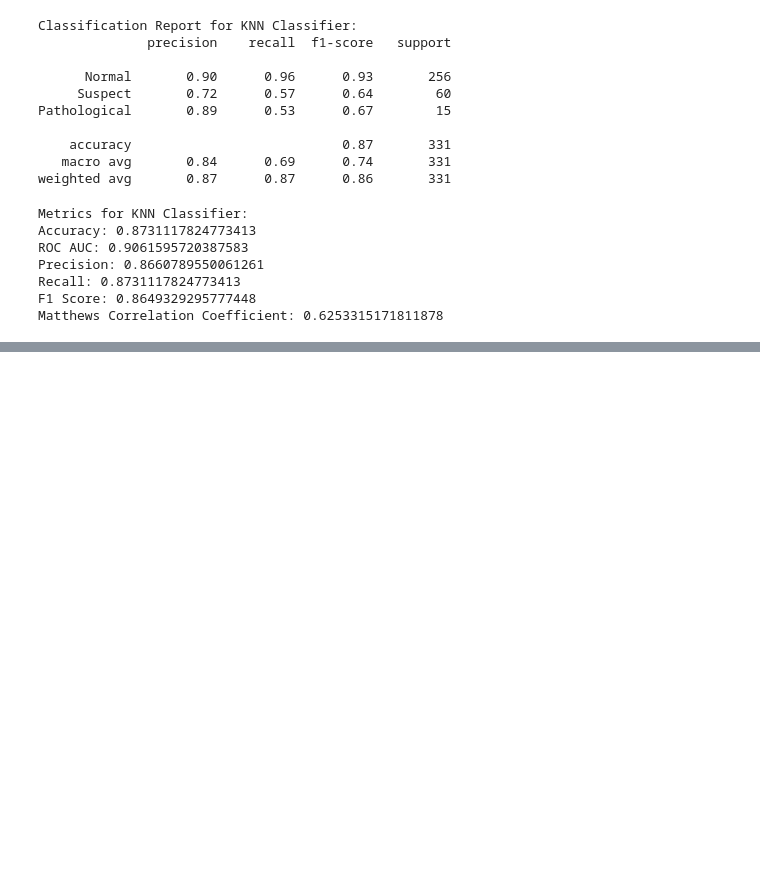
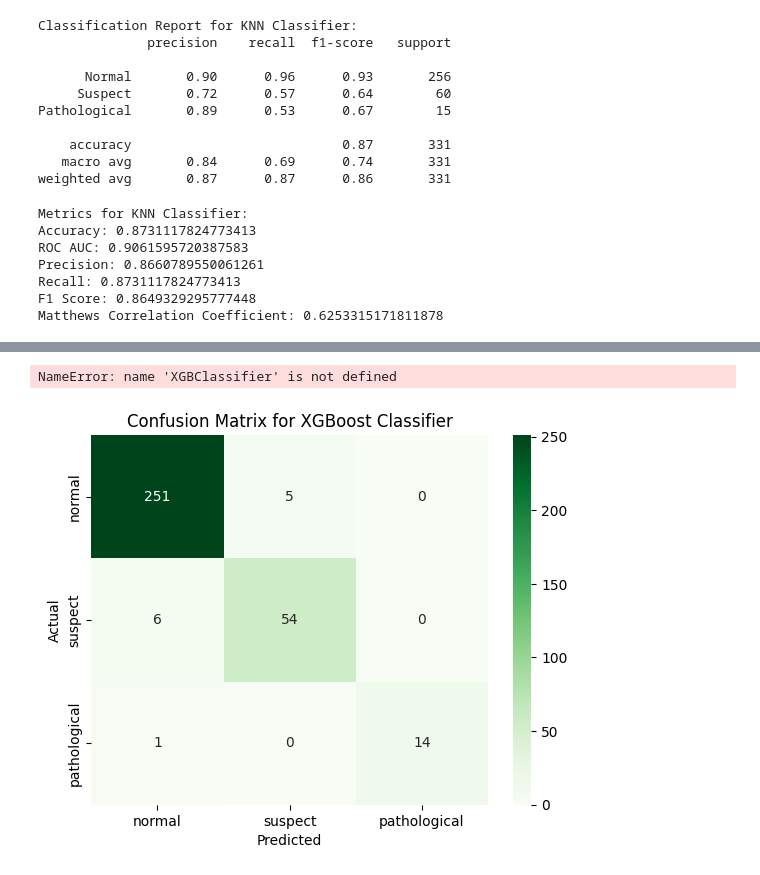
Before and after one commit to pavanblast/ML-Assignment2, a Jupyter notebook: 2025aa05003_MLAssignment2.ipynb, the cells around one changed output, grey strips where cells are left out. Saved outputs shown, nothing was run; the diff lists cells and outputs as text; code cells hidden in the pictures; blank space fills up the shorter version.

```diff
--- a/2025aa05003_MLAssignment2.ipynb
+++ b/2025aa05003_MLAssignment2.ipynb
@@ -567,0 +660,29 @@ Create visualizations:
+# %%
+XGBClassifier_model = XGBClassifier(
+    objective='multi:softprob',
+    num_class=3,
+    eval_metric='mlogloss'
+    )
+
+XGBClassifier_model.fit(clean_dataset_train, y-1)
+XGB_Pred = XGBClassifier_model.predict(clean_dataset_test)
+XGB_Prob = XGBClassifier_model.predict_proba(clean_dataset_test)
+# %% [output]
+NameError: name 'XGBClassifier' is not defined
+# %%
+cm6 = confusion_matrix(y_test, XGB_Pred+1)
+
+sns.heatmap(cm6,
+            annot=True,
+            fmt='d',
+            cmap='Greens',
+            xticklabels=['normal','suspect','pathological'],
+            yticklabels=['normal','suspect','pathological'],
+            )
+
+plt.xlabel('Predicted')
+plt.ylabel('Actual')
+plt.title('Confusion Matrix for XGBoost Classifier')
+plt.show()
+# %% [output]
+[figure, added]
```
Also changed, not shown: parts of 18 cells of this notebook, 11 other files.
